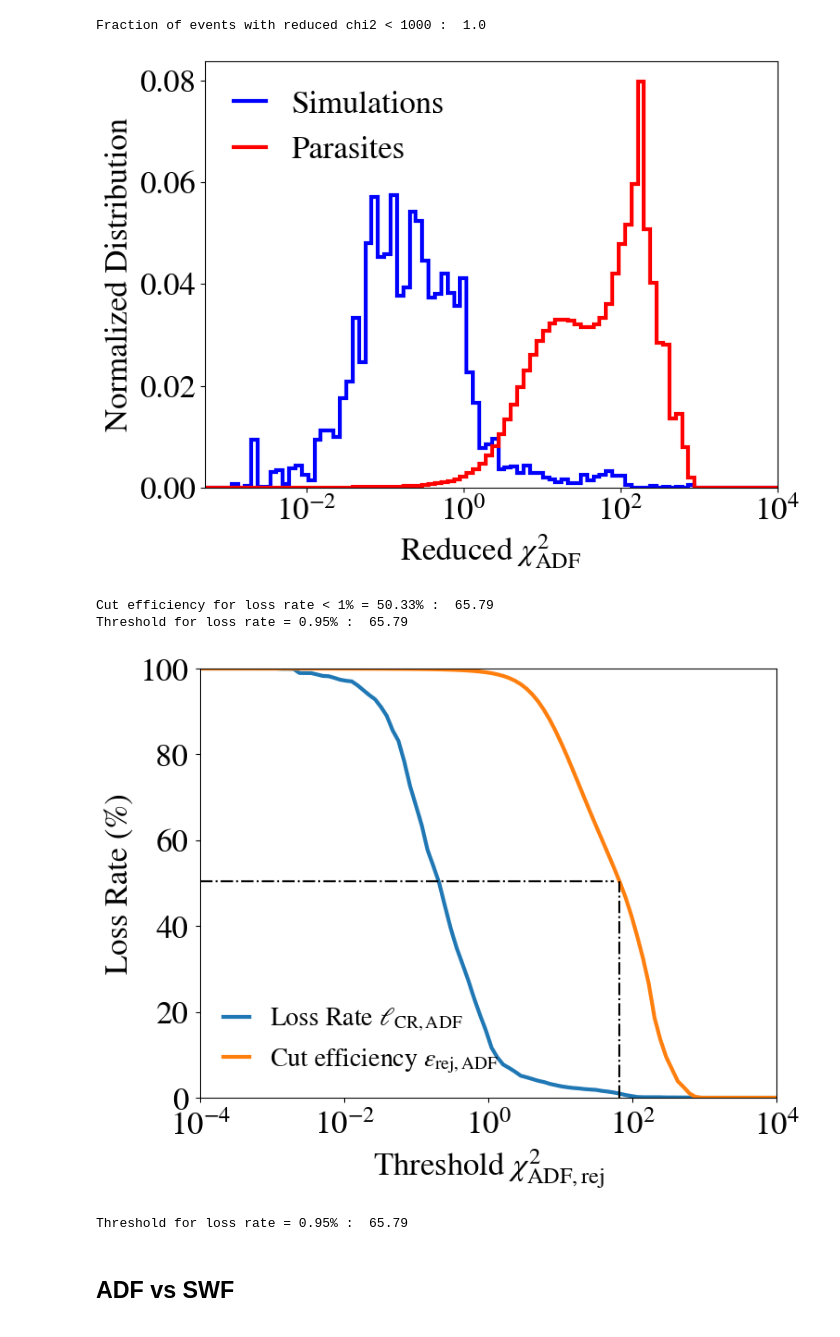
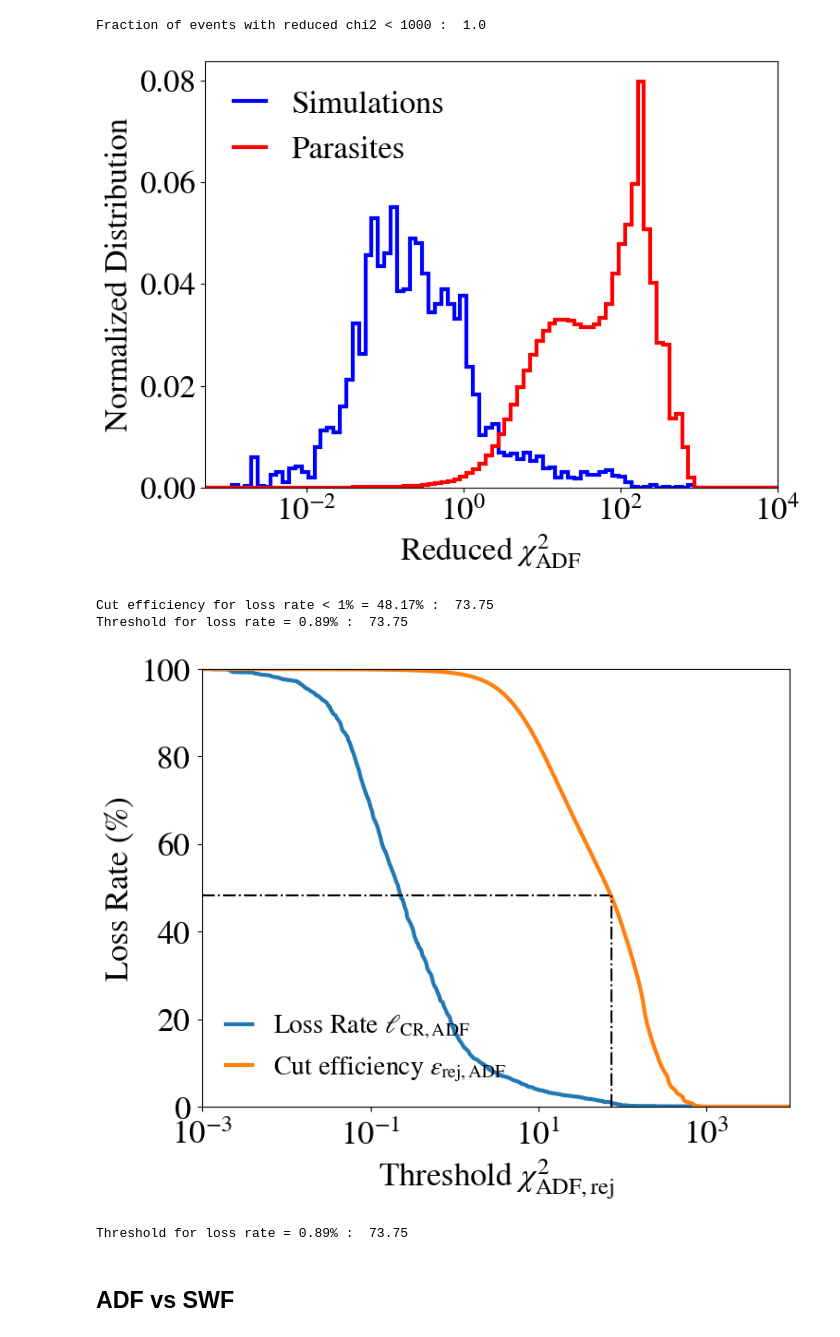
Before and after one commit to LavoisierJ/quantification, a Jupyter notebook: ADF_quant/1_plot_ADF_quant.ipynb, the cells around one changed output. Saved outputs shown, nothing was run; the diff lists cells and outputs as text; code cells hidden in the pictures.

```diff
--- a/ADF_quant/1_plot_ADF_quant.ipynb
+++ b/ADF_quant/1_plot_ADF_quant.ipynb
@@ -17,7 +17,7 @@ from glob import glob
 # %% [markdown]
 ## Simulations
 # %%
-def calculate_PAO_spectrum(e_eV):
+def calculate_PAO_spectrum_old(e_eV):
     """
     Calculate the CR flux measured by PAO in 10 ** 17 eV < E < 10 ** 20 eV
     with the SD-750 and SD-1500.
@@ -45,6 +45,32 @@ def calculate_PAO_spectrum(e_eV):
 
     return j
 
+def calculate_PAO_spectrum(e_eV):
+    """
+    Calculate the CR flux measured by PAO in 10 ** 17 eV < E < 10 ** 20 eV
+    with the SD-750 and SD-1500.
+    The formula of the spectrum is Equation (2) of
+    Ravignani, PoS(ICRC2025)370
+    (https://arxiv.org/abs/2507.08573)
+    """
+
+    e_EeV = e_eV / 1e18 # convert eV to EeV
+
+    j_0 = 1.269e-18 # km^-2 yr^-1 sr^-1 eV^-1
+    e_0 = 10 ** 0.5 # EeV
+    w_1, w_2, w_3 = 0.5, 0.05, 0.05
+    g_0, g_1, g_2, g_3, g_4 = 2.64, 3.26, 2.51, 2.99, 5.4
+    e_1, e_2, e_3 = 5.1, 13, 48 # EeV
+
+    j = j_0 * (e_EeV/e_0) ** (-g_0) \
+            * (1 + (e_EeV/e_1) ** (1/w_1)) ** ((g_1-g_2) * w_1) \
+            * (1 + (e_EeV/e_2) ** (1/w_2)) ** ((g_2-g_3) * w_2) \
+            * (1 + (e_EeV/e_3) ** (1/w_3)) ** ((g_3-g_4) * w_3) \
+            / (1 + (e_0/e_1)  ** (1/w_1)) ** ((g_1-g_2) * w_1) \
+            / (1 + (e_0/e_2)  ** (1/w_2)) ** ((g_2-g_3) * w_2) \
+            / (1 + (e_0/e_3)  ** (1/w_3)) ** ((g_3-g_4) * w_3)
+
+    return j
 
 def plot_loghist(x, bins, label, alpha, density=False,range=None):
     """
@@ -242,13 +268,13 @@ plt.savefig(f"/sps/grand/jlavoisier/code/quantification/0_plots_article/ADF_dist
             )
 plt.show()
 # %% [output]
-[figure, old version]
+[figure, new version]
 # %%
 # evaluate loss rate for different thresholds of reduced chi2
 from matplotlib.ticker import MultipleLocator
 
 
-chi2_thresholds = np.logspace(-4, 4, 100)
+chi2_thresholds = np.logspace(-3, 4, 500)
 
 
 loss_rate = np.array([np.sum(weights_events[chi2_sims>chi2_thresholds[i]])/np.sum(weights_events) for i in range(len(chi2_thresholds))])
@@ -300,37 +326,37 @@ print(f"Threshold for loss rate = {loss_rate[index_first_99]*100:.2f}% :  {chi2_
 plt.xlabel(r'Threshold $\chi^2_{\rm ADF, rej}$')
 plt.xscale('log')
 plt.ylabel('Loss Rate (%)')
 plt.xlim(chi2_thresholds[0], chi2_thresholds[-1])
 plt.ylim(0, 100)
 
 # ax = plt.gca()
 # ax.yaxis.set_minor_locator(MultipleLocator(5))
 
 plt.tick_params(axis="both",
                 which="both",
                 # direction="in",
                 pad=6
                 )
 
 plt.legend(fontsize=20,
            loc="lower left",
            frameon=False,
            handlelength=1
            )
 
 plt.savefig(f"/sps/grand/jlavoisier/code/quantification/0_plots_article/ADF_loss_cuteff_tot.pdf",
             format='pdf',
             dpi=300,
             bbox_inches = "tight"
             )
 plt.show()
 
 print(f"Threshold for loss rate = {loss_rate[index_first_99]*100:.2f}% :  {chi2_thresholds[index_first_99]:.2f}")
 # %% [output]
-Cut efficiency for loss rate < 1% = 50.33% :  65.79
-Threshold for loss rate = 0.95% :  65.79
+Cut efficiency for loss rate < 1% = 48.17% :  73.75
+Threshold for loss rate = 0.89% :  73.75
-[figure, old version]
+[figure, new version]
-Threshold for loss rate = 0.95% :  65.79
+Threshold for loss rate = 0.89% :  73.75
 # %% [markdown]
 ## ADF vs SWF
 # %%
```
Also changed, not shown: parts of 8 cells of this notebook, 13 other files.
